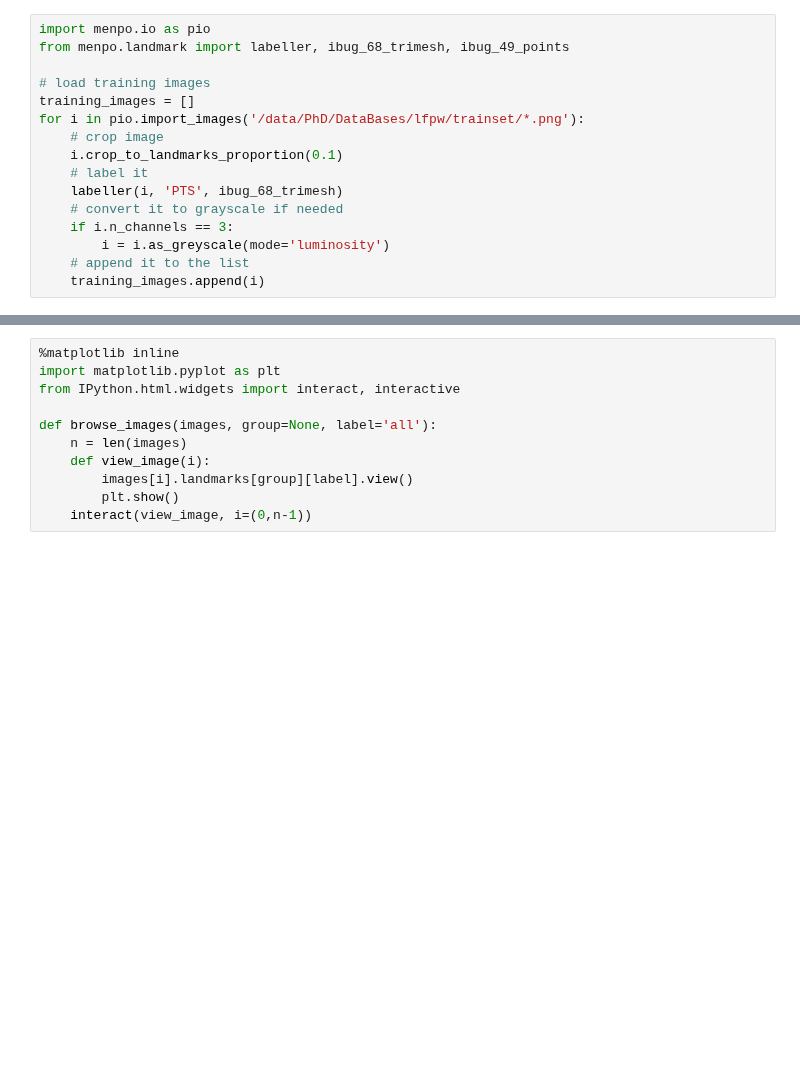
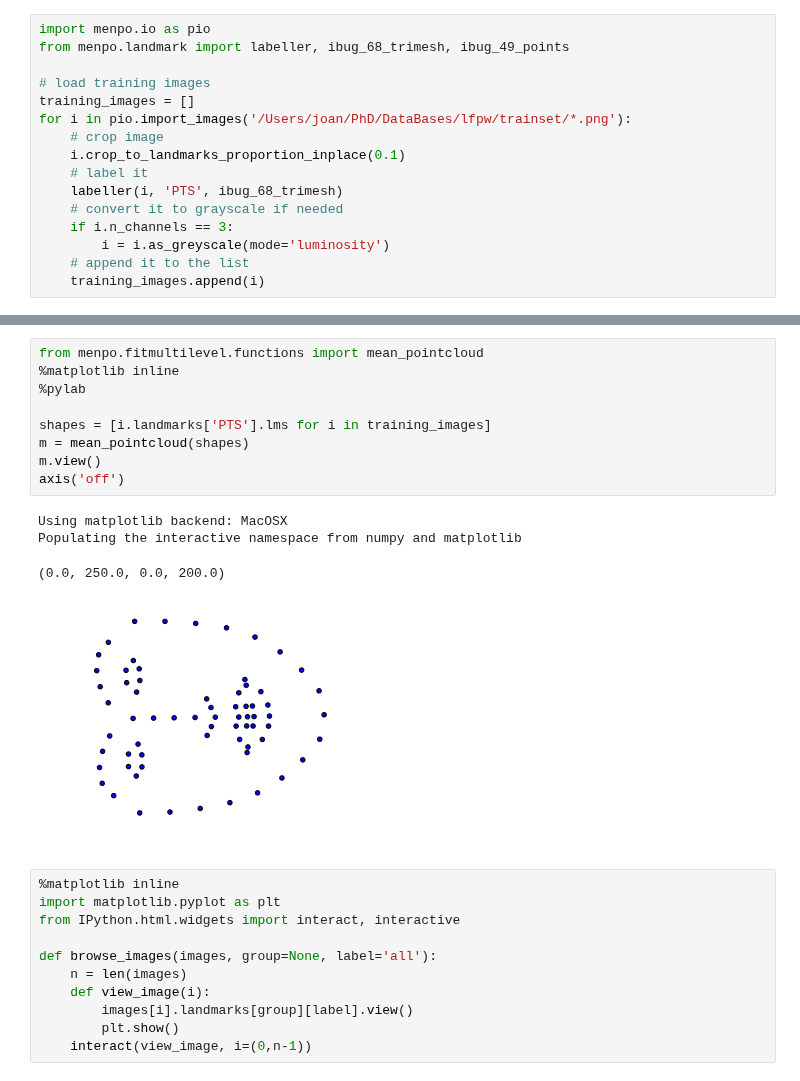
Before and after one commit to jalabort/scrap2, a Jupyter notebook: notebooks/Fitters/AAMs.ipynb, the cells around one changed output, grey strips where cells are left out. Cells and saved outputs as stored; diff of their text form; blank space fills up the shorter version.

```diff
--- a/notebooks/Fitters/AAMs.ipynb
+++ b/notebooks/Fitters/AAMs.ipynb
@@ -4,9 +4,9 @@ from menpo.landmark import labeller, ibug_68_trimesh, ibug_49_points
 
 # load training images
 training_images = []
-for i in pio.import_images('/data/PhD/DataBases/lfpw/trainset/*.png'):
+for i in pio.import_images('/Users/joan/PhD/DataBases/lfpw/trainset/*.png'):
     # crop image
-    i.crop_to_landmarks_proportion(0.1)
+    i.crop_to_landmarks_proportion_inplace(0.1)
     # label it
     labeller(i, 'PTS', ibug_68_trimesh)
     # convert it to grayscale if needed
@@ -17,3 +57,17 @@ for i in pio.import_images('/data/PhD/DataBases/lfpw/trainset/*.png'):
+# %%
+from menpo.fitmultilevel.functions import mean_pointcloud
+%matplotlib inline
+%pylab
+
+shapes = [i.landmarks['PTS'].lms for i in training_images]
+m = mean_pointcloud(shapes)
+m.view()
+axis('off')
+# %% [output]
+Using matplotlib backend: MacOSX
+Populating the interactive namespace from numpy and matplotlib
+(0.0, 250.0, 0.0, 200.0)
+[figure, added]
 # %%
 %matplotlib inline
 import matplotlib.pyplot as plt
```
Also changed, not shown: parts of 4 cells of this notebook, 16 other files.
